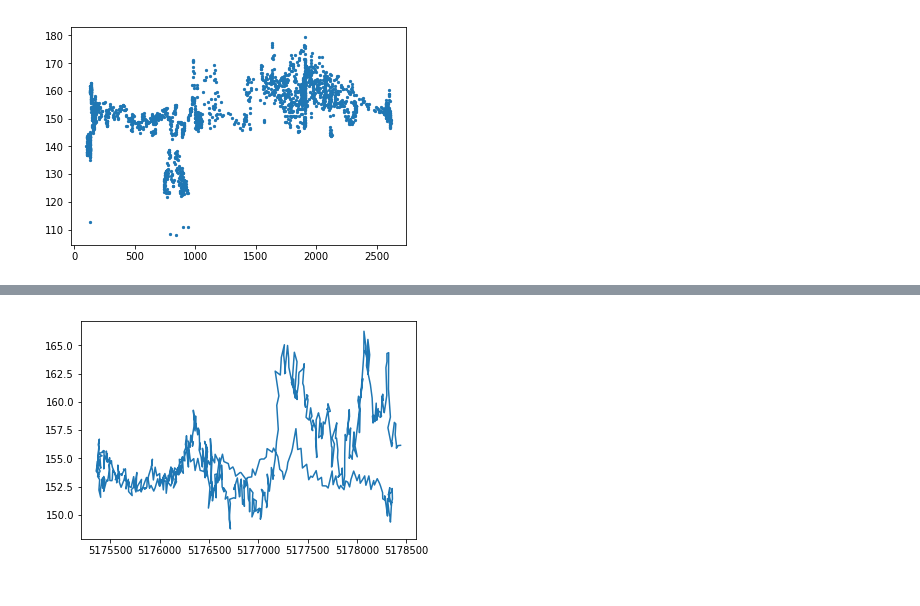
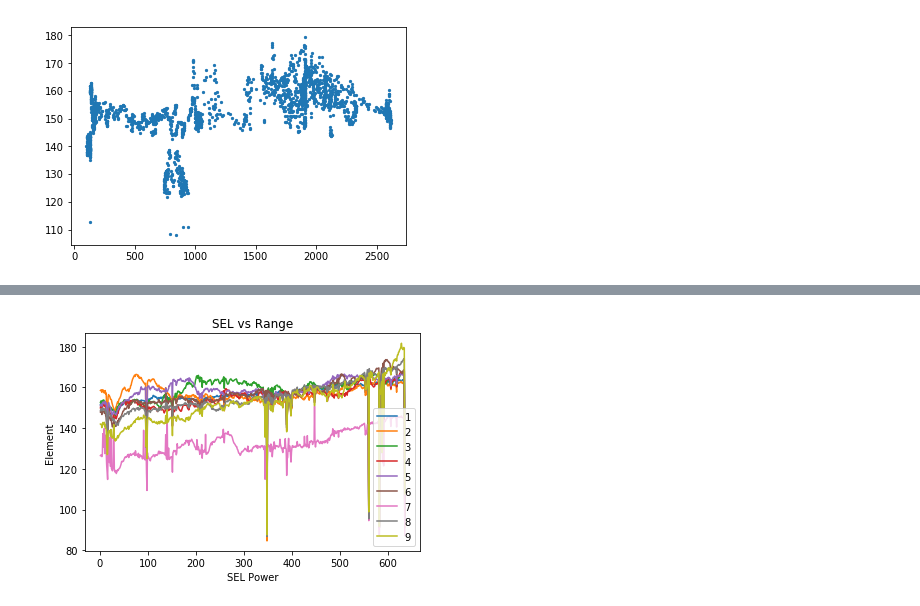
Before and after one commit to efreneau/Machine-Learning-On-Seismic-Streamer-Data, a Jupyter notebook: Power Plot.ipynb, the cells around one changed output, grey strips where cells are left out. Drawn from its saved outputs; the diff is of its cells as text; code cells hidden in the pictures.

```diff
--- a/Power Plot.ipynb
+++ b/Power Plot.ipynb
@@ -15,7 +15,7 @@ import scipy.io as sio
 #Depth of Airgun(m)[0],Depth of Reciever(m)[1],Range(m)[2],SEL[3],RMS[4]
 #shape of data: ()
 #saveLoc = r'C:\Users\zomege\Documents\Machine Learning\data.mat'
-saveLoc = r'/home/zomege/Desktop/machinelearninguw-master/data.mat'
+saveLoc = r'/home/zomege/Documents/machinelearninguw-master/data.mat'
 if(not(os.path.isfile(saveLoc))):
     files = os.listdir(folder)
     length = len(files)
@@ -80,12 +61,16 @@ p.show()
-# %%
-#SEL vs Range
-ranges = np.transpose(data[:,200,2])
-
-p.plot(ranges[0:635],ys[0:635])
-p.plot(ranges[230*635:231*635],ys[230*635:231*635])
-p.plot(ranges[460*635:461*635],ys[460*635:461*635])
-p.plot(ranges[690*635:691*635],ys[690*635:691*635])
-
-p.show()
-# %% [output]
-[figure, removed]
+# %%
+#SEL vs Range
+#(2361, 636, 5)
+#about 240 per reel, 10 reels
+#Depth of Airgun(m)[0],Depth of Reciever(m)[1],Range(m)[2],SEL[3],RMS[4]
+for i in range(0,9):
+    y = data[100+i*240,range(1,636),3]
+    p.plot(range(1,636),y)
+p.legend(range(1,10))
+p.title('SEL vs Range')
+p.xlabel('SEL Power')
+p.ylabel('Element')
+p.legend()
+p.show()
+# %% [output]
+[figure, added]
```
Also changed, not shown: parts of 3 cells of this notebook.
